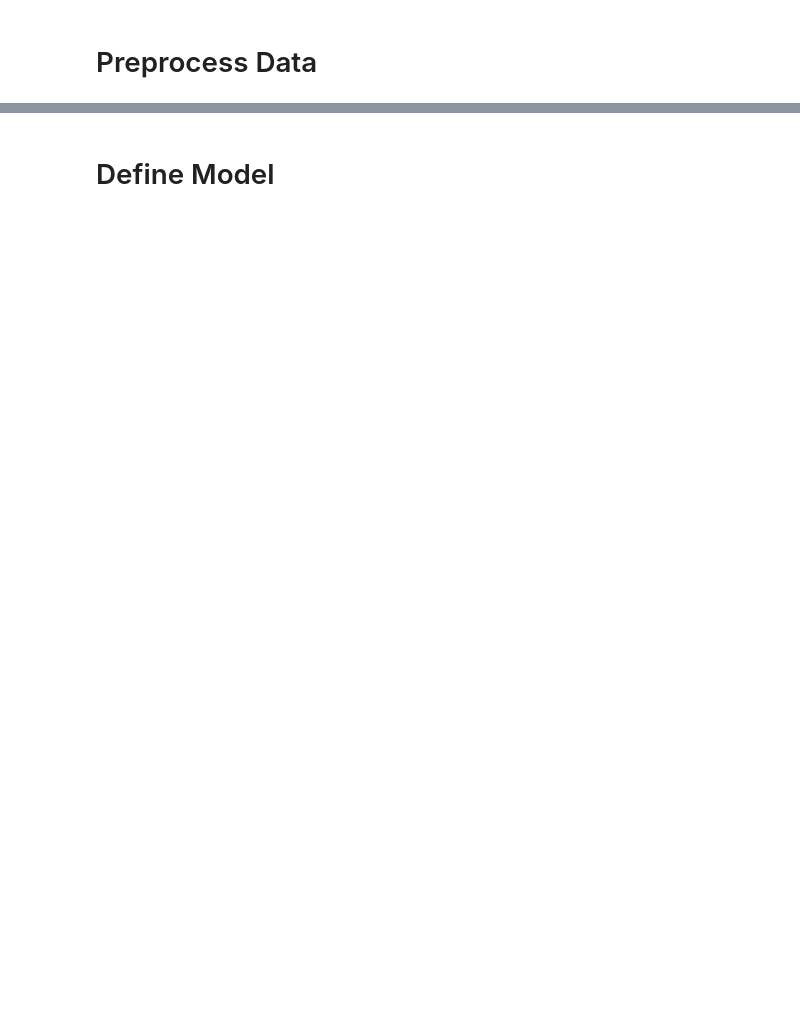
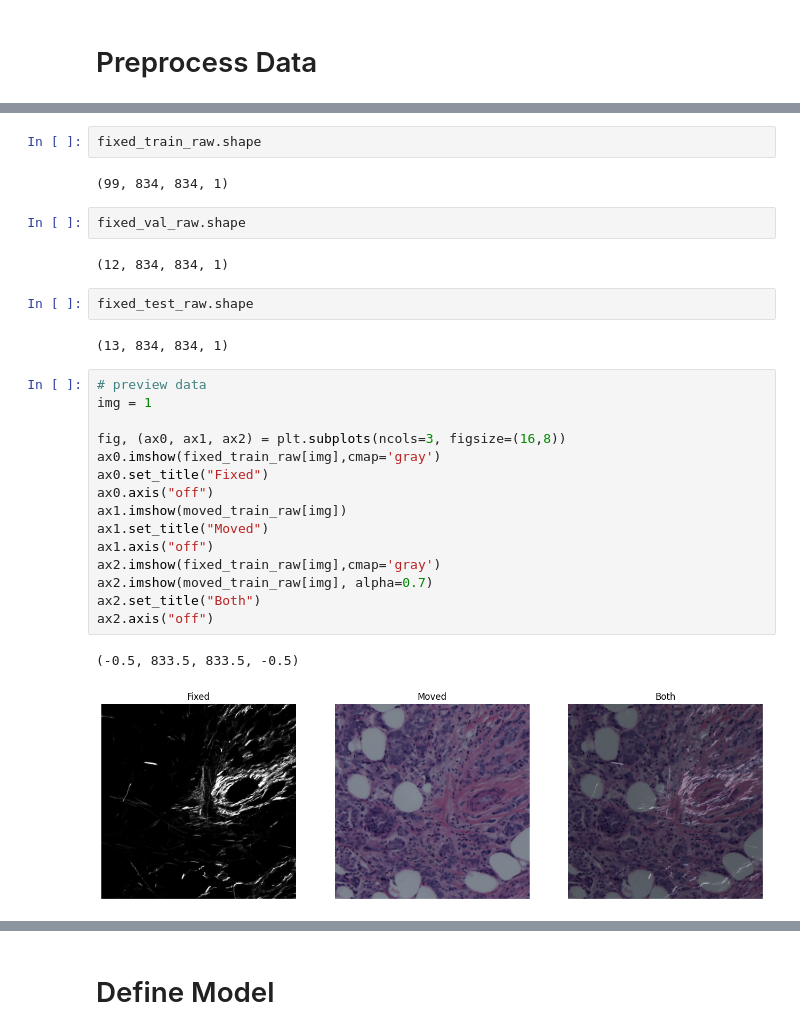
Before and after one commit to tdiepenb/MedicalImageRegistration, a Jupyter notebook: VoxelMorph/COMULISSHGBF_VXM.ipynb, the cells around one changed output, grey strips where cells are left out. Drawn from its saved outputs; the diff is of its cells as text; blank space fills up the shorter version.

```diff
--- a/VoxelMorph/COMULISSHGBF_VXM.ipynb
+++ b/VoxelMorph/COMULISSHGBF_VXM.ipynb
@@ -129 +104,31 @@ data_moved_filtered = data_moved_raw[mask]
+# %%
+fixed_train_raw.shape
+# %% [output]
+(99, 834, 834, 1)
+# %%
+fixed_val_raw.shape
+# %% [output]
+(12, 834, 834, 1)
+# %%
+fixed_test_raw.shape
+# %% [output]
+(13, 834, 834, 1)
+# %%
+# preview data
+img = 1
+
+fig, (ax0, ax1, ax2) = plt.subplots(ncols=3, figsize=(16,8))
+ax0.imshow(fixed_train_raw[img],cmap='gray')
+ax0.set_title("Fixed")
+ax0.axis("off")
+ax1.imshow(moved_train_raw[img])
+ax1.set_title("Moved")
+ax1.axis("off")
+ax2.imshow(fixed_train_raw[img],cmap='gray')
+ax2.imshow(moved_train_raw[img], alpha=0.7)
+ax2.set_title("Both")
+ax2.axis("off")
+# %% [output]
+(-0.5, 833.5, 833.5, -0.5)
+[figure, added]
 # %%
```
Also changed, not shown: parts of 27 cells of this notebook.
